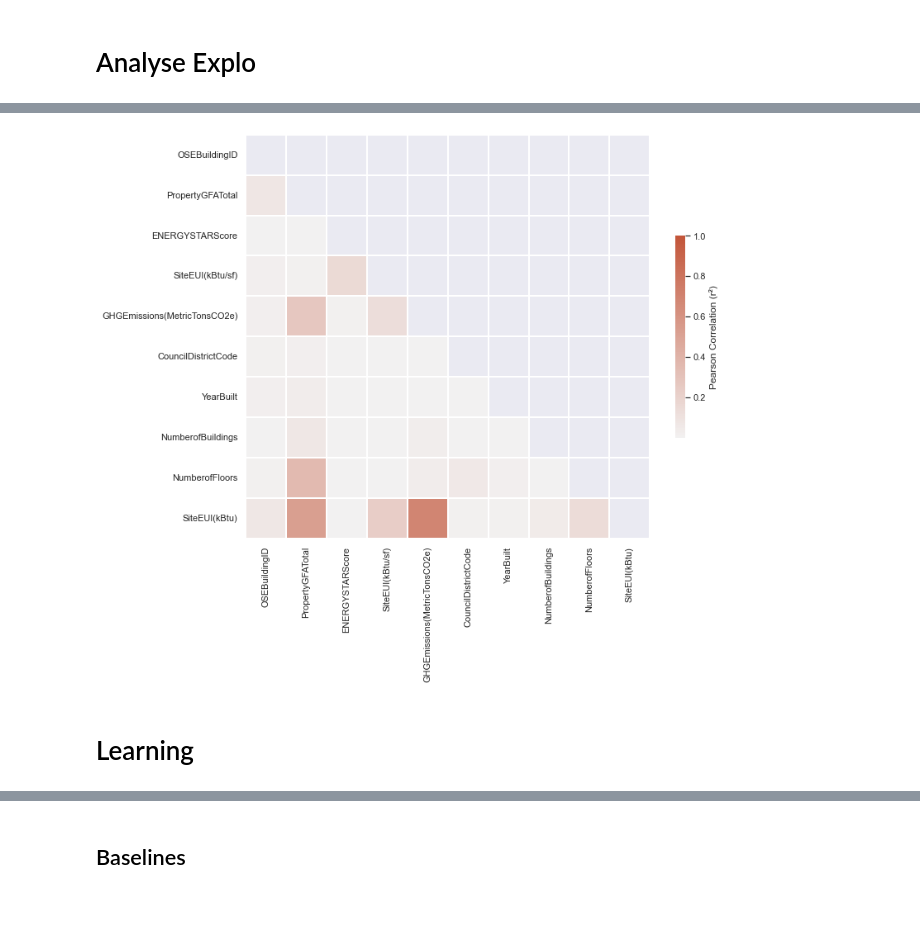
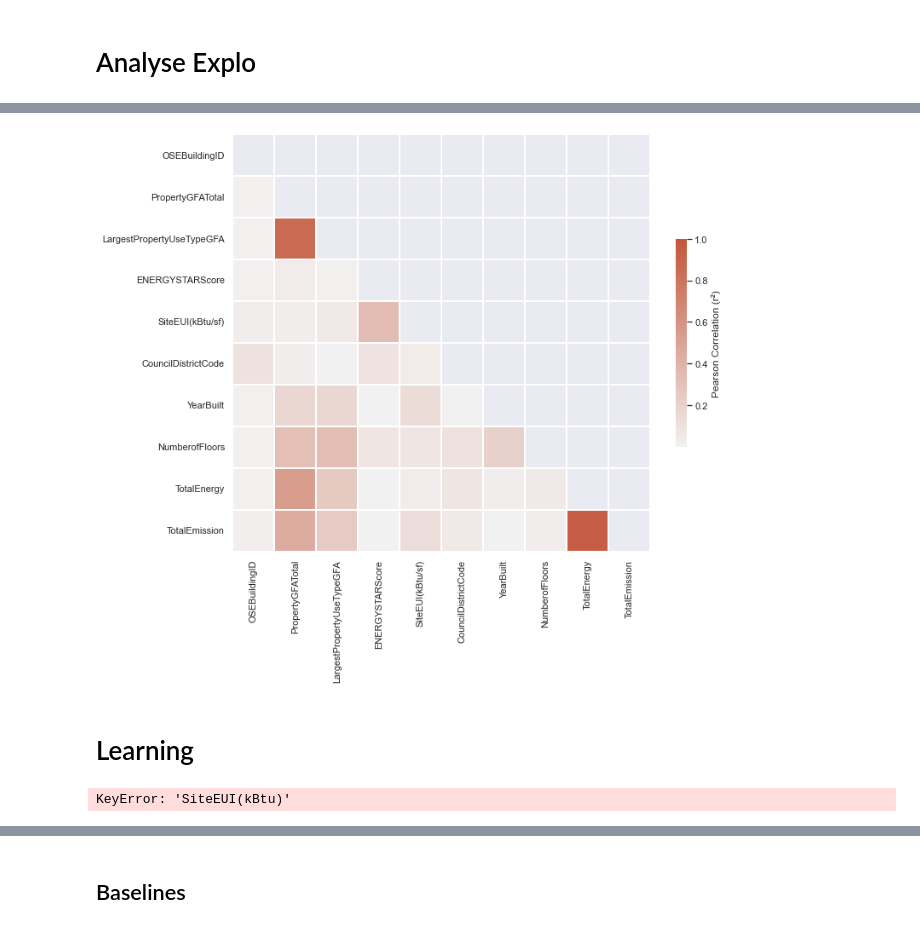
Before and after one commit to DrHadiNono/Notebooks-OC, a Jupyter notebook: Projets/P4/p4.ipynb, the cells around one changed output, grey strips where cells are left out. Cells and saved outputs as stored; diff of their text form; code cells hidden in the pictures.

```diff
--- a/Projets/P4/p4.ipynb
+++ b/Projets/P4/p4.ipynb
@@ -157,0 +206,3 @@ valeurs_manquantes(df15s[['SiteEUI(kBtu/sf)',	'GHGEmissions(MetricTonsCO2e)']])
+# %%
+nans = valeurs_manquantes(df[['TotalEnergy',	'TotalEmission']])
+nans
@@ -157,0 +223,3 @@ valeurs_manquantes(df15s[['SiteEUI(kBtu/sf)',	'GHGEmissions(MetricTonsCO2e)']])
+# %%
+df = df.drop(index=nans.index)
+valeurs_manquantes(df[['TotalEnergy',	'TotalEmission']])
@@ -158,2 +228,3 @@ valeurs_manquantes(df15s[['SiteEUI(kBtu/sf)',	'GHGEmissions(MetricTonsCO2e)']])
 # %%
-nans = df15s[df15s['NumberofFloors'].isnull()]
+nans = df[df['NumberofFloors'].isnull()]
+nans
@@ -160,4 +233,4 @@ nans = df15s[df15s['NumberofFloors'].isnull()]
 # %%
-df15s = df15s.drop(index=nans.index)
-df15s[df15s['NumberofFloors'].isnull()]
+df = df.drop(index=nans.index)
+df[df['NumberofFloors'].isnull()]
 # %% [output]
@@ -251,6 +323,6 @@ df15s[df15s['GHGEmissions(MetricTonsCO2e)'] > 200]
 # %%
-correlation_matrix(df15s)
+correlation_matrix(df)
 # %% [output]
-[figure, old version]
+[figure, new version]
 # %% [markdown]
 # Learning
@@ -262,0 +329,4 @@ X_train, X_test, y_train, y_test = trainning_sets(X, y)
+# %%
+df['SiteEUI(kBtu)'].median()
+# %% [output]
+KeyError: 'SiteEUI(kBtu)'
```
Also changed, not shown: parts of 39 cells of this notebook, 4 other files.
